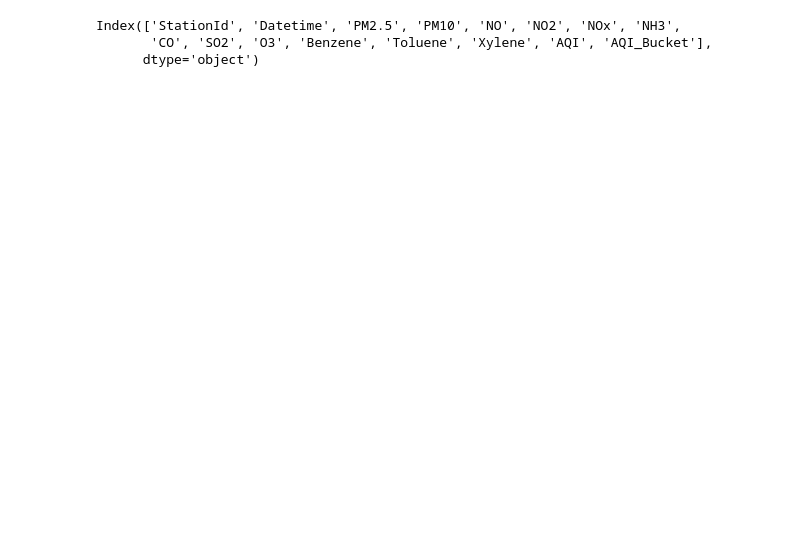
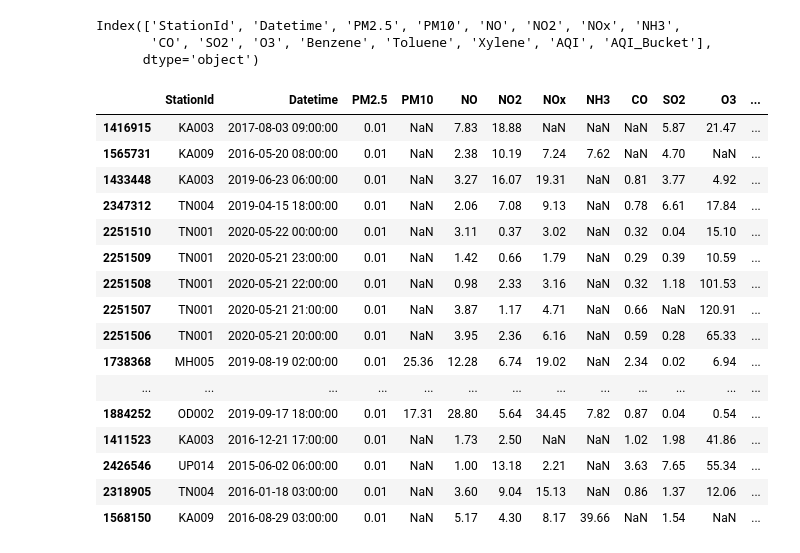
Before and after one commit to gupta-anmol/air-quality-prediction, a Jupyter notebook: script.ipynb, the cells around one changed output. Cells and saved outputs as stored; diff of their text form; code cells hidden in the pictures; blank space fills up the shorter version.

```diff
--- a/script.ipynb
+++ b/script.ipynb
@@ -26,6 +26,26 @@ met,aqi,split_aqi = loadcsv()
 Index(['StationId', 'Datetime', 'PM2.5', 'PM10', 'NO', 'NO2', 'NOx', 'NH3',
        'CO', 'SO2', 'O3', 'Benzene', 'Toluene', 'Xylene', 'AQI', 'AQI_Bucket'],
       dtype='object')
+# %%
+aqi.sort_values(by=['PM2.5'])[:20]
+# %% [output]
+|  | StationId | Datetime | PM2.5 | PM10 | NO | NO2 | NOx | NH3 | CO | SO2 | O3 | ... |
+| 1416915 | KA003 | 2017-08-03 09:00:00 | 0.01 | NaN | 7.83 | 18.88 | NaN | NaN | NaN | 5.87 | 21.47 | ... |
+| 1565731 | KA009 | 2016-05-20 08:00:00 | 0.01 | NaN | 2.38 | 10.19 | 7.24 | 7.62 | NaN | 4.70 | NaN | ... |
+| 1433448 | KA003 | 2019-06-23 06:00:00 | 0.01 | NaN | 3.27 | 16.07 | 19.31 | NaN | 0.81 | 3.77 | 4.92 | ... |
+| 2347312 | TN004 | 2019-04-15 18:00:00 | 0.01 | NaN | 2.06 | 7.08 | 9.13 | NaN | 0.78 | 6.61 | 17.84 | ... |
+| 2251510 | TN001 | 2020-05-22 00:00:00 | 0.01 | NaN | 3.11 | 0.37 | 3.02 | NaN | 0.32 | 0.04 | 15.10 | ... |
+| 2251509 | TN001 | 2020-05-21 23:00:00 | 0.01 | NaN | 1.42 | 0.66 | 1.79 | NaN | 0.29 | 0.39 | 10.59 | ... |
+| 2251508 | TN001 | 2020-05-21 22:00:00 | 0.01 | NaN | 0.98 | 2.33 | 3.16 | NaN | 0.32 | 1.18 | 101.53 | ... |
+| 2251507 | TN001 | 2020-05-21 21:00:00 | 0.01 | NaN | 3.87 | 1.17 | 4.71 | NaN | 0.66 | NaN | 120.91 | ... |
+| 2251506 | TN001 | 2020-05-21 20:00:00 | 0.01 | NaN | 3.95 | 2.36 | 6.16 | NaN | 0.59 | 0.28 | 65.33 | ... |
+| 1738368 | MH005 | 2019-08-19 02:00:00 | 0.01 | 25.36 | 12.28 | 6.74 | 19.02 | NaN | 2.34 | 0.02 | 6.94 | ... |
+| ... | ... | ... | ... | ... | ... | ... | ... | ... | ... | ... | ... | ... |
+| 1884252 | OD002 | 2019-09-17 18:00:00 | 0.01 | 17.31 | 28.80 | 5.64 | 34.45 | 7.82 | 0.87 | 0.04 | 0.54 | ... |
+| 1411523 | KA003 | 2016-12-21 17:00:00 | 0.01 | NaN | 1.73 | 2.50 | NaN | NaN | 1.02 | 1.98 | 41.86 | ... |
+| 2426546 | UP014 | 2015-06-02 06:00:00 | 0.01 | NaN | 1.00 | 13.18 | 2.21 | NaN | 3.63 | 7.65 | 55.34 | ... |
+| 2318905 | TN004 | 2016-01-18 03:00:00 | 0.01 | NaN | 3.60 | 9.04 | 15.13 | NaN | 0.86 | 1.37 | 12.06 | ... |
+| 1568150 | KA009 | 2016-08-29 03:00:00 | 0.01 | NaN | 5.17 | 4.30 | 8.17 | 39.66 | NaN | 1.54 | NaN | ... |
 # %%
 # Pre - processing and loading data
 class dataset:
```
Also changed, not shown: parts of 11 cells of this notebook.
